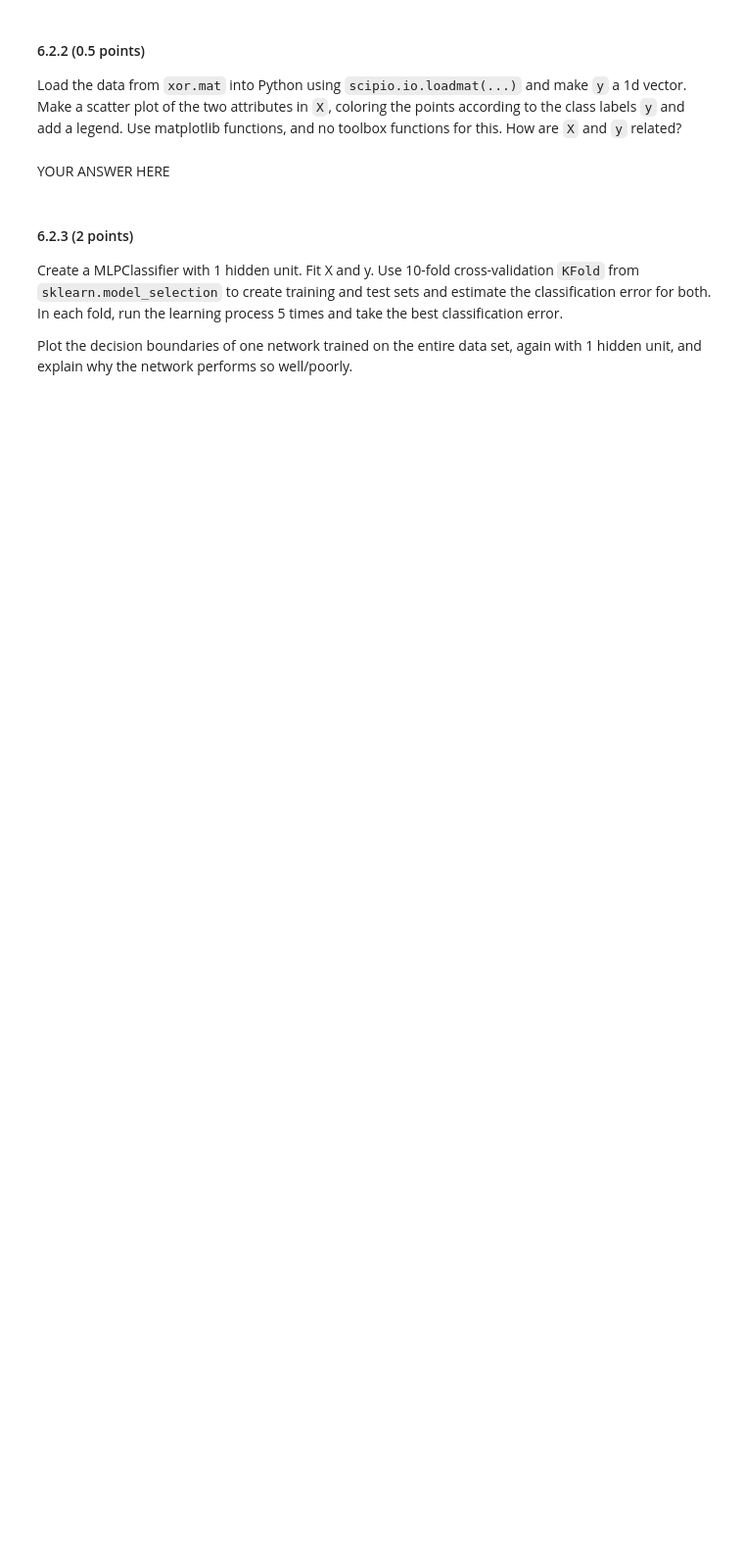
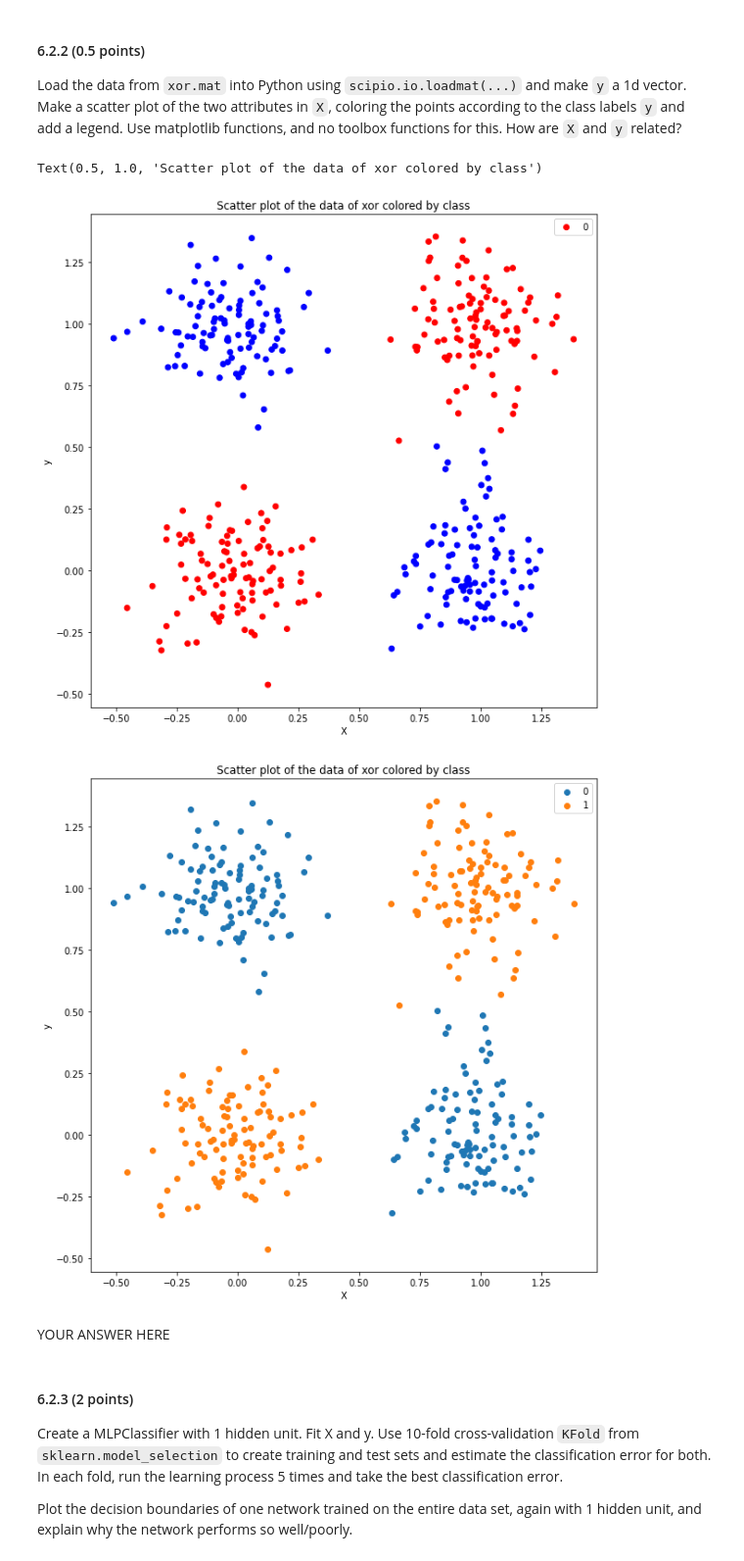
Before and after one commit to CornelisseMichael/Datamining, a Jupyter notebook: assignment_6/assignment_6.ipynb, the cells around one changed output. Shown: that part at 98% size. Cells and saved outputs as stored; diff of their text form; code cells hidden in the pictures; blank space fills up the shorter version.

```diff
--- a/assignment_6/assignment_6.ipynb
+++ b/assignment_6/assignment_6.ipynb
@@ -359,3 +384,53 @@ raise NotImplementedError()
+# %%
+##Answer to question 6.2.2
+
+xor = loadmat('./data/xor.mat')
+X = xor['X']
+y = xor['y']
+
+labels = np.array(['0','1'])
+color_label = np.array([])
+
+for i in range(len(y)):
+    if y[i]==1:
+        color_label =  np.append(color_label, 'blue')
+    else:
+        color_label =  np.append(color_label, 'red')
+
+fig = plt.figure(figsize= (10,10))
+plt.scatter(X[:,0], X[:,1],c = color_label)
+plt.legend(labels)
+plt.xlabel('X')
+plt.ylabel('y')
+plt.title('Scatter plot of the data of xor colored by class')
+
+#Option 2??
+X1 = np.array([])
+X0 = np.array([])
+
+for i in range(len(X)):
+    if y[i]==1:
+        if X1.size != 0:
+            X1 = np.vstack((X1, X[i]))
+        else:
+            X1 = X[i]
+    else:
+        if X0.size != 0:
+            X0 = np.vstack((X0, X[i]))
+        else:
+            X0 = X[i]
+
+fig = plt.figure(figsize= (10,10))
+plt.scatter(X1[:,0], X1[:,1],label = '1')
+plt.scatter(X0[:,0], X0[:,1],label = '0')
+plt.legend(labels)
+plt.xlabel('X')
+plt.ylabel('y')
+plt.title('Scatter plot of the data of xor colored by class')
+# %% [output]
+Text(0.5, 1.0, 'Scatter plot of the data of xor colored by class')
+[figure, added]
+[figure, added]
 # %% [markdown]
 YOUR ANSWER HERE
 # %% [markdown]
```
Also changed, not shown: parts of 11 cells of this notebook.
